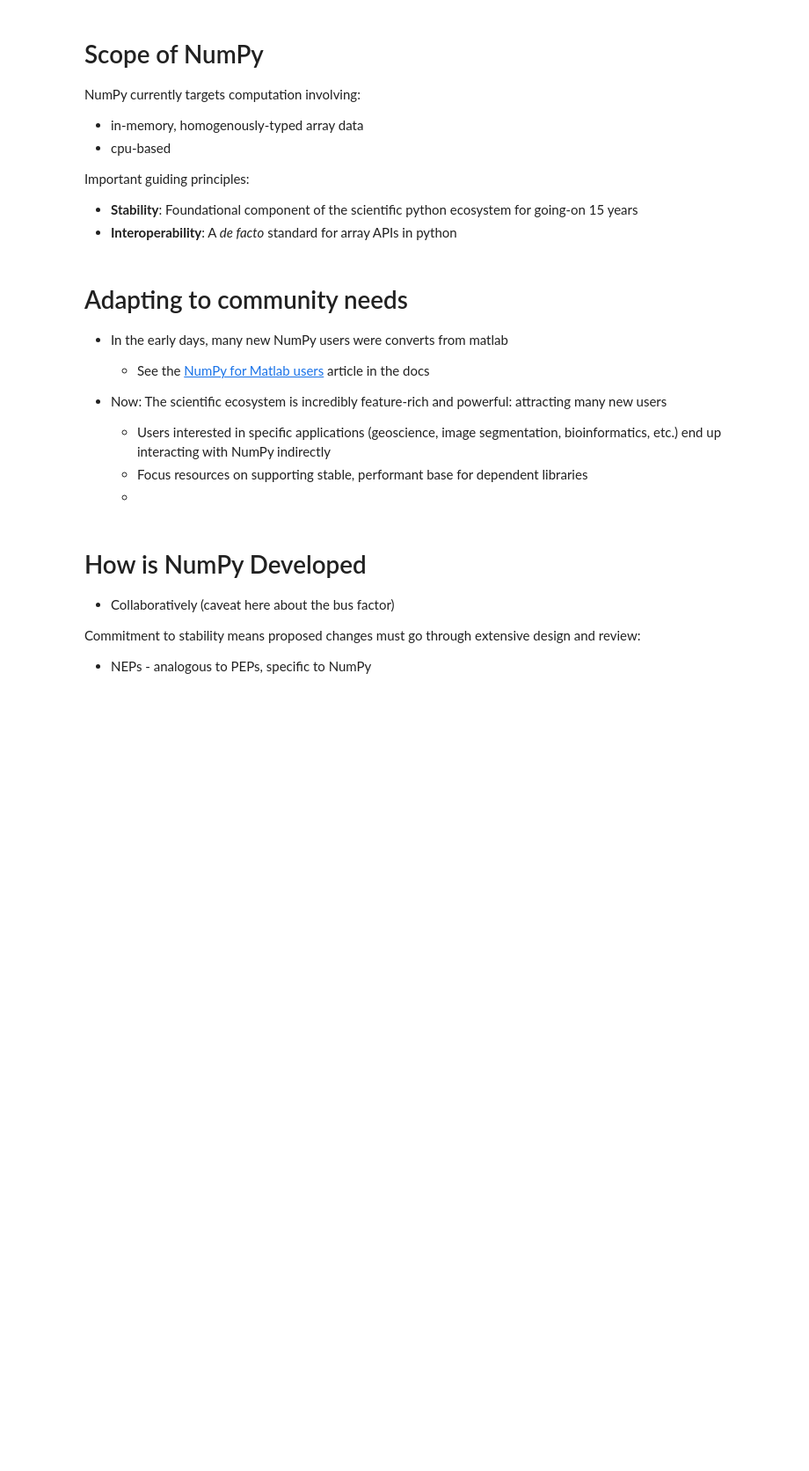
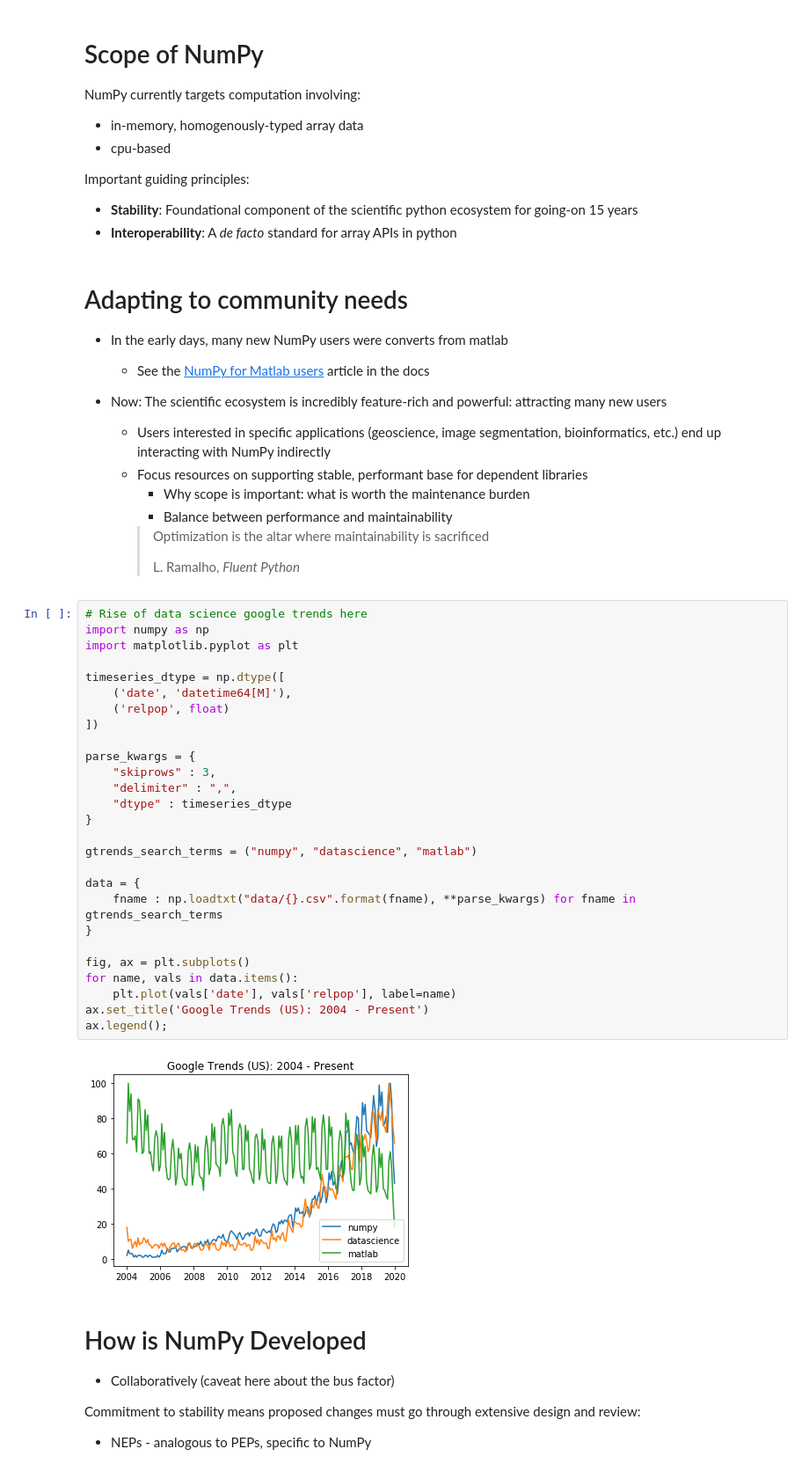
Before and after one commit to BIDS-numpy/presentation-uofm-2020, a Jupyter notebook: outline.ipynb, the cells around one changed output. Shown: that part at 88% size. Cells and saved outputs as stored; diff of their text form; blank space fills up the shorter version.

```diff
--- a/outline.ipynb
+++ b/outline.ipynb
@@ -65,7 +65,40 @@ Important guiding principles:
  - Now: The scientific ecosystem is incredibly feature-rich and powerful: attracting many new users
    * Users interested in specific applications (geoscience, image segmentation, bioinformatics, etc.) end up interacting with NumPy indirectly
    * Focus resources on supporting stable, performant base for dependent libraries
-   *
+     * Why scope is important: what is worth the maintenance burden
+     * Balance between performance and maintainability
+     > Optimization is the altar where maintainability is sacrificed
+     >
+     > L. Ramalho, *Fluent Python*
+# %%
+# Rise of data science google trends here
+import numpy as np
+import matplotlib.pyplot as plt
+
+timeseries_dtype = np.dtype([
+    ('date', 'datetime64[M]'),
+    ('relpop', float)
+])
+
+parse_kwargs = {
+    "skiprows" : 3,
+    "delimiter" : ",",
+    "dtype" : timeseries_dtype
+}
+
+gtrends_search_terms = ("numpy", "datascience", "matlab")
+
+data = {
+    fname : np.loadtxt("data/{}.csv".format(fname), **parse_kwargs) for fname in gtrends_search_terms
+}
+
+fig, ax = plt.subplots()
+for name, vals in data.items():
+    plt.plot(vals['date'], vals['relpop'], label=name)
+ax.set_title('Google Trends (US): 2004 - Present')
+ax.legend();
+# %% [output]
+[figure, added]
 # %% [markdown]
 # How is NumPy Developed
 
```
Also changed, not shown: parts of 5 cells of this notebook.
